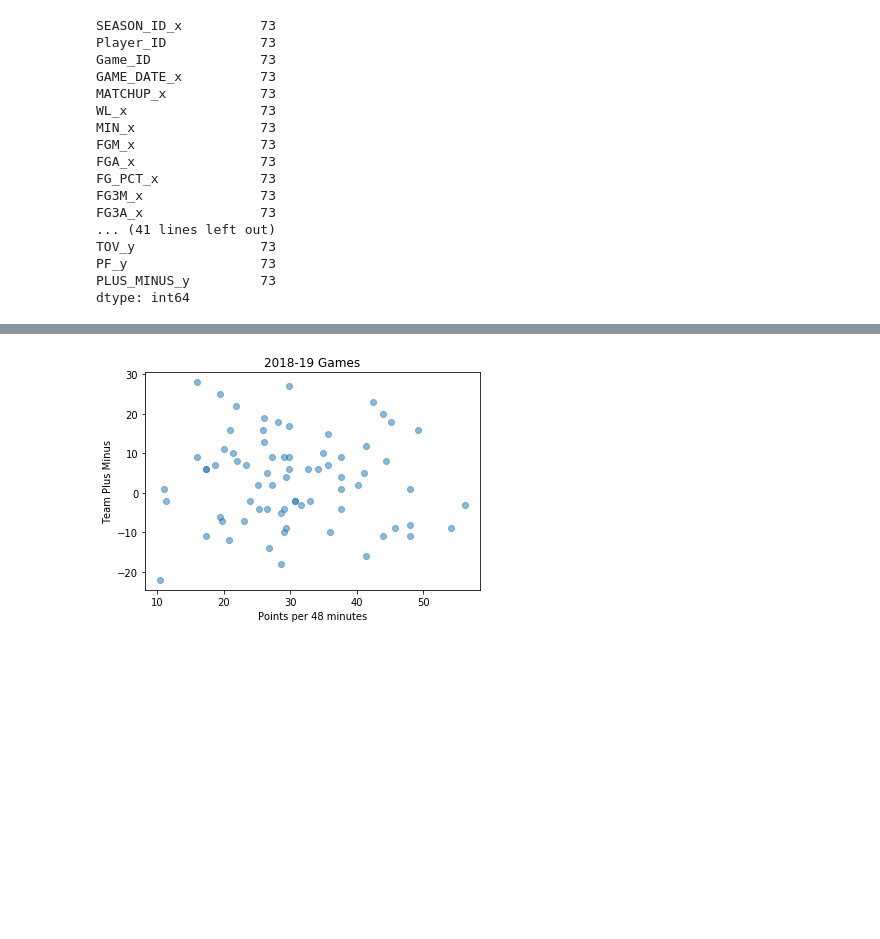
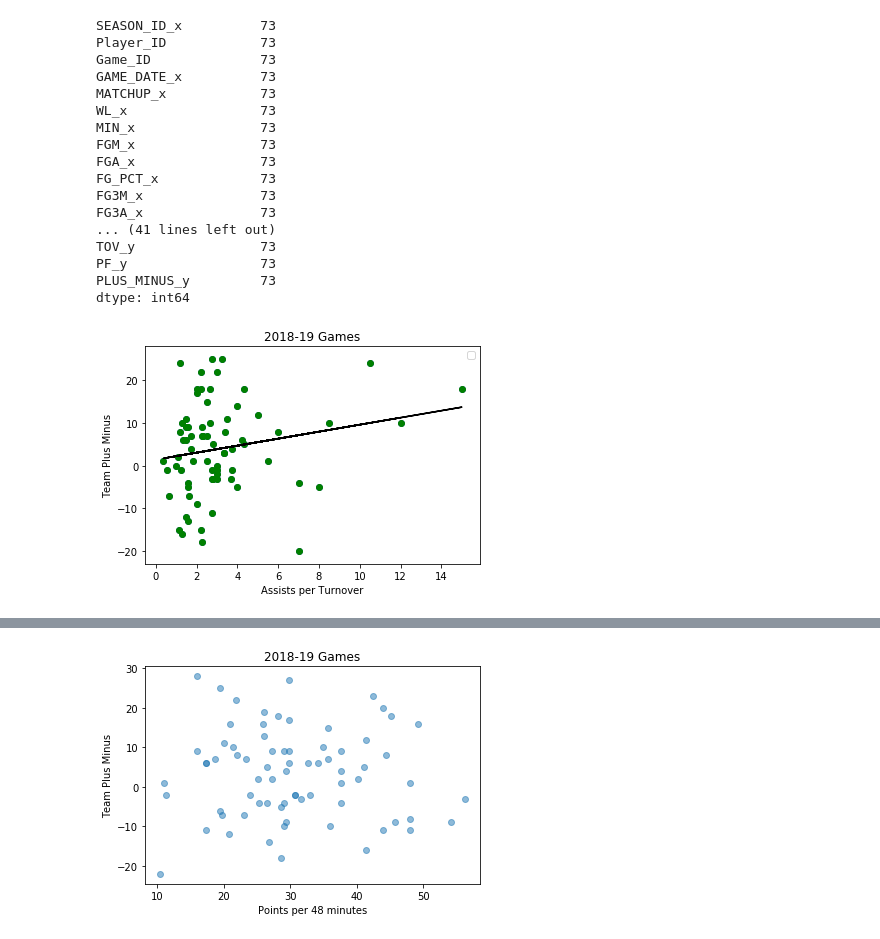
Before and after one commit to nickkeller21/Project1, a Jupyter notebook: nick/Nick Testing.ipynb, the cells around one changed output, grey strips where cells are left out. Saved outputs shown, nothing was run; the diff lists cells and outputs as text; code cells hidden in the pictures; blank space fills up the shorter version.

Commit message:
data

```diff
--- a/nick/Nick Testing.ipynb
+++ b/nick/Nick Testing.ipynb
@@ -76,0 +76,16 @@ rw_merge.to_csv("Russell Westbrook")
+# %%
+x = (rw_merge['AST_x']/rw_merge['TOV_x'])
+y = rw_merge['PLUS_MINUS_x']
+slope, intercept, r_value, p_value, std_err = stats.linregress(x,y)
+predict_y = intercept + slope * x
+
+plt.plot(x,y,'go')
+plt.plot(x, predict_y, 'k-')
+plt.legend(('data', 'line-regression'), 'upper left')
+plt.scatter(x,y, color = 'blue',alpha=0.5)
+plt.xlabel("Assists per Turnover")
+plt.ylabel("Team Plus Minus")
+plt.title("2018-19 Games")
+plt.show()
+# %% [output]
+[figure, added]
```
Also changed, not shown: parts of 5 cells of this notebook, 2 other files.
